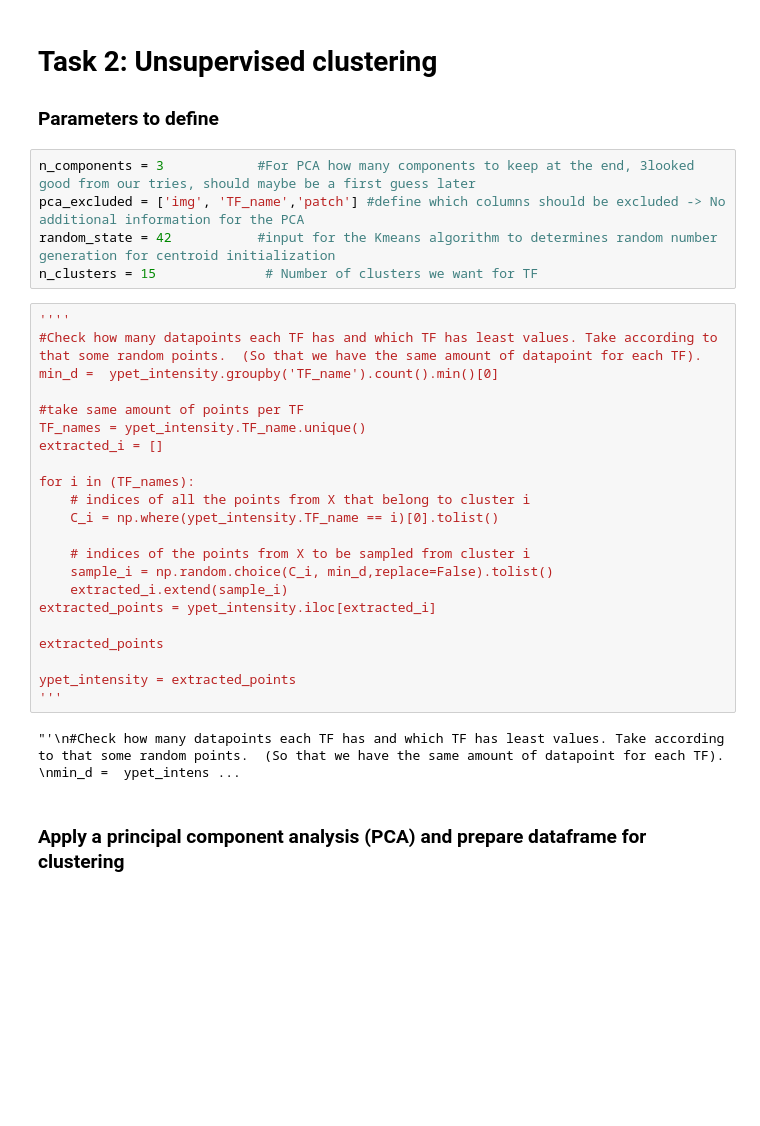
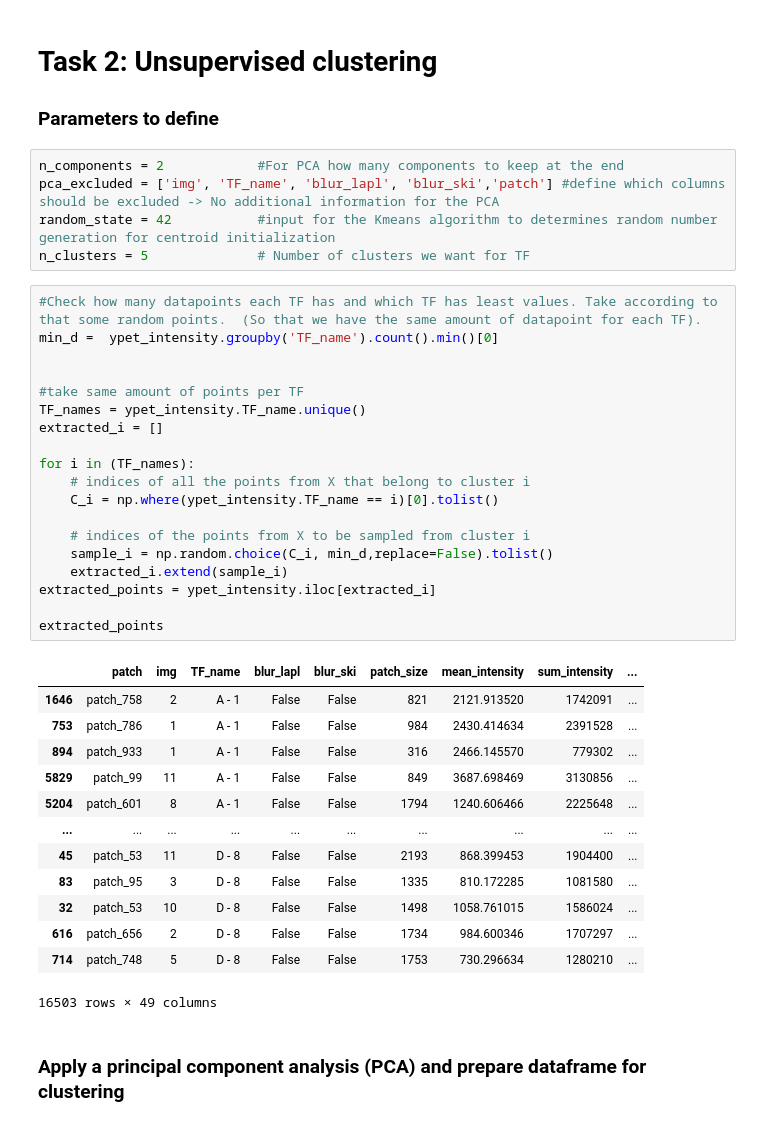
Before and after one commit to CS-433/ml-project-2-transcripted_cherry, a Jupyter notebook: Jupyter notebooks/Task_2.ipynb, the cells around one changed output. Cells and saved outputs as stored; diff of their text form; blank space fills up the shorter version.

```diff
--- a/Jupyter notebooks/Task_2.ipynb
+++ b/Jupyter notebooks/Task_2.ipynb
@@ -128,34 +123,43 @@ if normalization == True:
 
 ### Parameters to define
 # %%
-n_components = 3            #For PCA how many components to keep at the end, 3looked good from our tries, should maybe be a first guess later
-pca_excluded = ['img', 'TF_name','patch'] #define which columns should be excluded -> No additional information for the PCA
+n_components = 2            #For PCA how many components to keep at the end
+pca_excluded = ['img', 'TF_name', 'blur_lapl', 'blur_ski','patch'] #define which columns should be excluded -> No additional information for the PCA
 random_state = 42           #input for the Kmeans algorithm to determines random number generation for centroid initialization
-n_clusters = 15              # Number of clusters we want for TF
+n_clusters = 5              # Number of clusters we want for TF
 # %%
-''''
 #Check how many datapoints each TF has and which TF has least values. Take according to that some random points.  (So that we have the same amount of datapoint for each TF).
 min_d =  ypet_intensity.groupby('TF_name').count().min()[0]
+
 
 #take same amount of points per TF
 TF_names = ypet_intensity.TF_name.unique()
 extracted_i = []
 
 for i in (TF_names):
     # indices of all the points from X that belong to cluster i
     C_i = np.where(ypet_intensity.TF_name == i)[0].tolist()
 
     # indices of the points from X to be sampled from cluster i
     sample_i = np.random.choice(C_i, min_d,replace=False).tolist()
     extracted_i.extend(sample_i)
 extracted_points = ypet_intensity.iloc[extracted_i]
 
 extracted_points
-
-ypet_intensity = extracted_points
-'''
 # %% [output]
+|  | patch | img | TF_name | blur_lapl | blur_ski | patch_size | mean_intensity | sum_intensity | ... |
+| 1646 | patch_758 | 2 | A - 1 | False | False | 821 | 2121.913520 | 1742091 | ... |
+| 753 | patch_786 | 1 | A - 1 | False | False | 984 | 2430.414634 | 2391528 | ... |
+| 894 | patch_933 | 1 | A - 1 | False | False | 316 | 2466.145570 | 779302 | ... |
+| 5829 | patch_99 | 11 | A - 1 | False | False | 849 | 3687.698469 | 3130856 | ... |
+| 5204 | patch_601 | 8 | A - 1 | False | False | 1794 | 1240.606466 | 2225648 | ... |
+| ... | ... | ... | ... | ... | ... | ... | ... | ... | ... |
+| 45 | patch_53 | 11 | D - 8 | False | False | 2193 | 868.399453 | 1904400 | ... |
+| 83 | patch_95 | 3 | D - 8 | False | False | 1335 | 810.172285 | 1081580 | ... |
+| 32 | patch_53 | 10 | D - 8 | False | False | 1498 | 1058.761015 | 1586024 | ... |
+| 616 | patch_656 | 2 | D - 8 | False | False | 1734 | 984.600346 | 1707297 | ... |
+| 714 | patch_748 | 5 | D - 8 | False | False | 1753 | 730.296634 | 1280210 | ... |
-"'\n#Check how many datapoints each TF has and which TF has least values. Take according to that some random points.  (So that we have the same amount of datapoint for each TF). \nmin_d =  ypet_intens ...
+16503 rows × 49 columns
 # %% [markdown]
 ### Apply a principal component analysis (PCA) and prepare dataframe for clustering
 # %%
```
Also changed, not shown: parts of 16 cells of this notebook.
